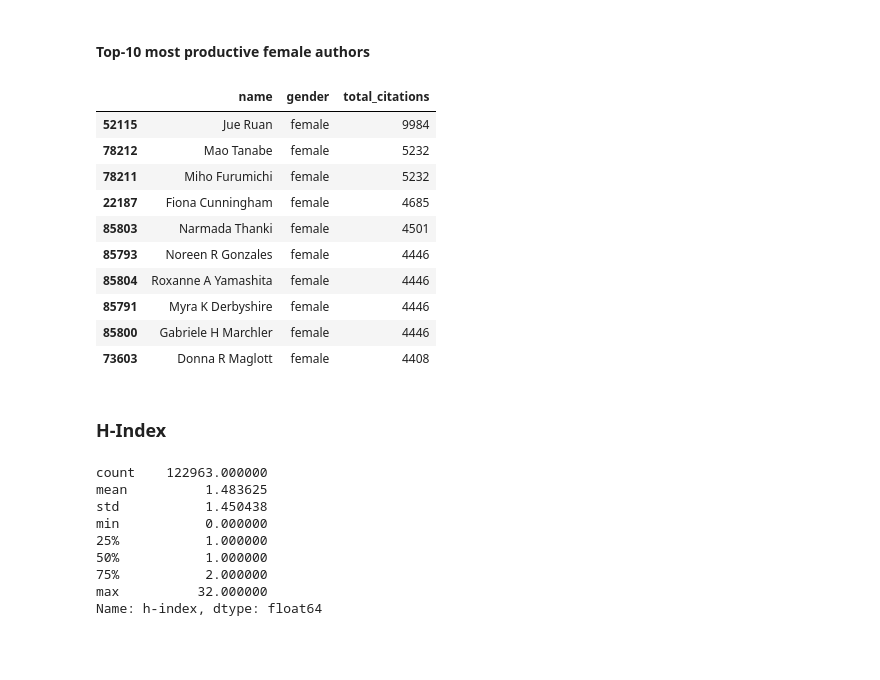
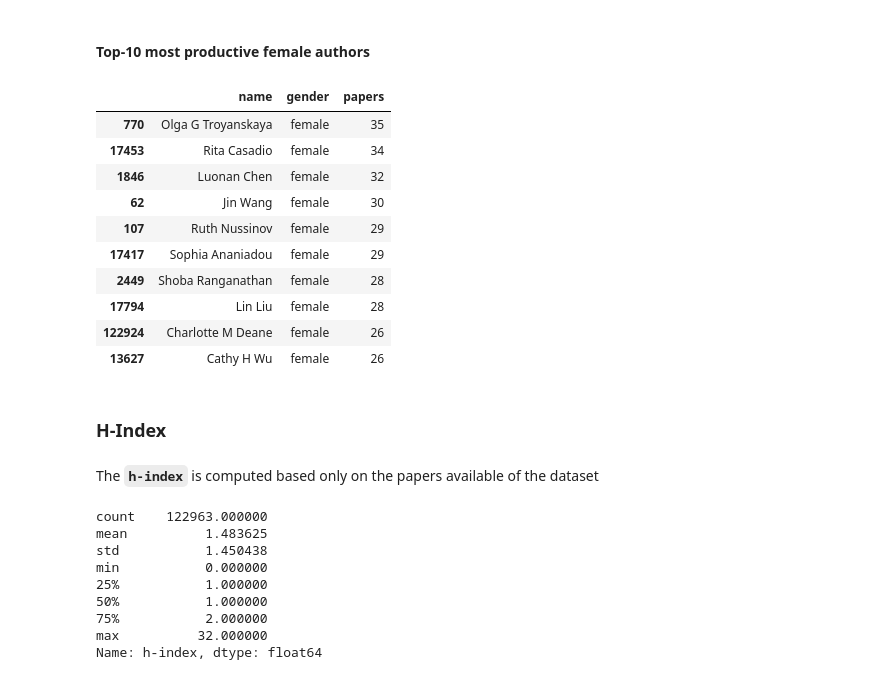
Before and after one commit to social-link-analytics-group-bsc/gender_bioinfo, a Jupyter notebook: analysis/gender_bias_analysis.ipynb, the cells around one changed output. Cells and saved outputs as stored; diff of their text form; code cells hidden in the pictures; blank space fills up the shorter version.

```diff
--- a/analysis/gender_bias_analysis.ipynb
+++ b/analysis/gender_bias_analysis.ipynb
@@ -274,22 +323,24 @@ authors[['name','gender','papers']].head(10)
 # %% [markdown]
 #### Top-10 most productive female authors
 # %%
-authors.sort_values('total_citations', inplace=True, ascending=False)
-authors[authors['gender']=='female'][['name','gender','total_citations']].head(10)
+authors.sort_values('papers', inplace=True, ascending=False)
+authors[authors['gender']=='female'][['name','gender','papers']].head(10)
 # %% [output]
-|  | name | gender | total_citations |
-| 52115 | Jue Ruan | female | 9984 |
-| 78212 | Mao Tanabe | female | 5232 |
-| 78211 | Miho Furumichi | female | 5232 |
-| 22187 | Fiona Cunningham | female | 4685 |
-| 85803 | Narmada Thanki | female | 4501 |
-| 85793 | Noreen R Gonzales | female | 4446 |
-| 85804 | Roxanne A Yamashita | female | 4446 |
-| 85791 | Myra K Derbyshire | female | 4446 |
-| 85800 | Gabriele H Marchler | female | 4446 |
-| 73603 | Donna R Maglott | female | 4408 |
+|  | name | gender | papers |
+| 770 | Olga G Troyanskaya | female | 35 |
+| 17453 | Rita Casadio | female | 34 |
+| 1846 | Luonan Chen | female | 32 |
+| 62 | Jin Wang | female | 30 |
+| 107 | Ruth Nussinov | female | 29 |
+| 17417 | Sophia Ananiadou | female | 29 |
+| 2449 | Shoba Ranganathan | female | 28 |
+| 17794 | Lin Liu | female | 28 |
+| 122924 | Charlotte M Deane | female | 26 |
+| 13627 | Cathy H Wu | female | 26 |
 # %% [markdown]
 ### H-Index
+# %% [markdown]
+The **`h-index`** is computed based only on the papers available of the dataset
 # %%
 authors['h-index'].describe()
 # %% [output]
```
Also changed, not shown: parts of 26 cells of this notebook.
